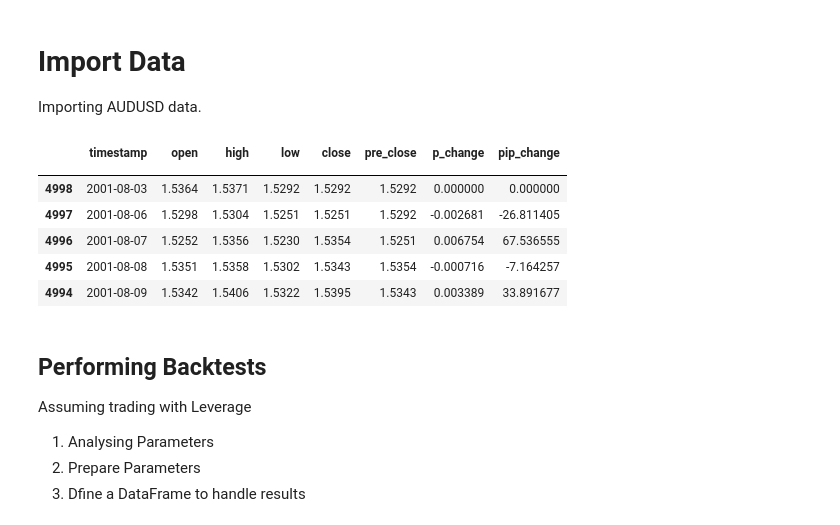
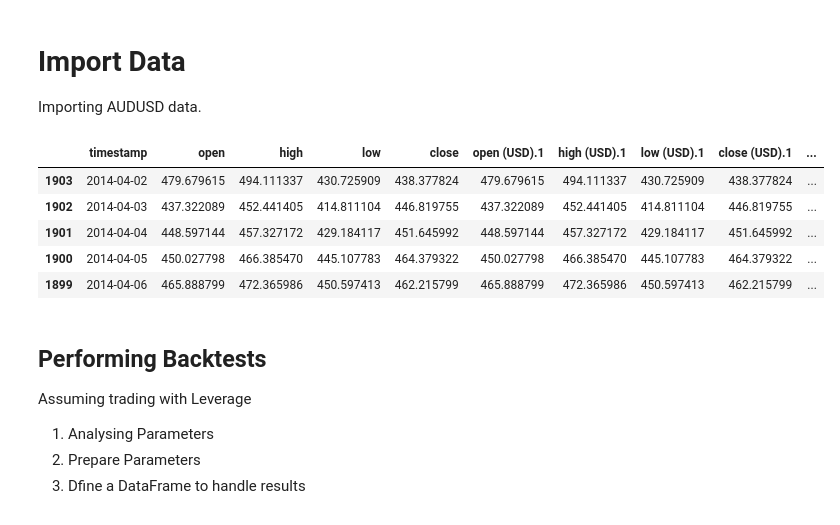
Before and after one commit to jacktator/QuantTrading_Py, a Jupyter notebook: alpha/strategies/optimization_sv.ipynb, the cells around one changed output. Drawn from its saved outputs; the diff is of its cells as text; code cells hidden in the pictures.

```diff
--- a/alpha/strategies/optimization_sv.ipynb
+++ b/alpha/strategies/optimization_sv.ipynb
@@ -6,26 +6,25 @@ Importing AUDUSD data.
 # %%
 
 import pandas as pd
 import numpy as np
 import matplotlib.pyplot as plt
 
-forex_symbol = "USDCAD"
+forex_symbol = "BTCUSD"
 
 forex_df = pd.read_csv('../../data/gen/{}_Daily_df.csv'.format(forex_symbol),
                        parse_dates=True,
                        index_col=0)
 # Strip whitespace from column names
 forex_df.columns = forex_df.columns.str.strip()
 # Print
 forex_df.head()
 # %% [output]
-|  | timestamp | open | high | low | close | pre_close | p_change | pip_change |
-|  |  |  |  |  |  |  |  |  |
-| 4998 | 2001-08-03 | 1.5364 | 1.5371 | 1.5292 | 1.5292 | 1.5292 | 0.000000 | 0.000000 |
-| 4997 | 2001-08-06 | 1.5298 | 1.5304 | 1.5251 | 1.5251 | 1.5292 | -0.002681 | -26.811405 |
-| 4996 | 2001-08-07 | 1.5252 | 1.5356 | 1.5230 | 1.5354 | 1.5251 | 0.006754 | 67.536555 |
-| 4995 | 2001-08-08 | 1.5351 | 1.5358 | 1.5302 | 1.5343 | 1.5354 | -0.000716 | -7.164257 |
-| 4994 | 2001-08-09 | 1.5342 | 1.5406 | 1.5322 | 1.5395 | 1.5343 | 0.003389 | 33.891677 |
+|  | timestamp | open | high | low | close | open (USD).1 | high (USD).1 | low (USD).1 | close (USD).1 | ... |
+| 1903 | 2014-04-02 | 479.679615 | 494.111337 | 430.725909 | 438.377824 | 479.679615 | 494.111337 | 430.725909 | 438.377824 | ... |
+| 1902 | 2014-04-03 | 437.322089 | 452.441405 | 414.811104 | 446.819755 | 437.322089 | 452.441405 | 414.811104 | 446.819755 | ... |
+| 1901 | 2014-04-04 | 448.597144 | 457.327172 | 429.184117 | 451.645992 | 448.597144 | 457.327172 | 429.184117 | 451.645992 | ... |
+| 1900 | 2014-04-05 | 450.027798 | 466.385470 | 445.107783 | 464.379322 | 450.027798 | 466.385470 | 445.107783 | 464.379322 | ... |
+| 1899 | 2014-04-06 | 465.888799 | 472.365986 | 450.597413 | 462.215799 | 465.888799 | 472.365986 | 450.597413 | 462.215799 | ... |
 # %% [markdown]
 
 ## Performing Backtests
```
Also changed, not shown: parts of 8 cells of this notebook.
